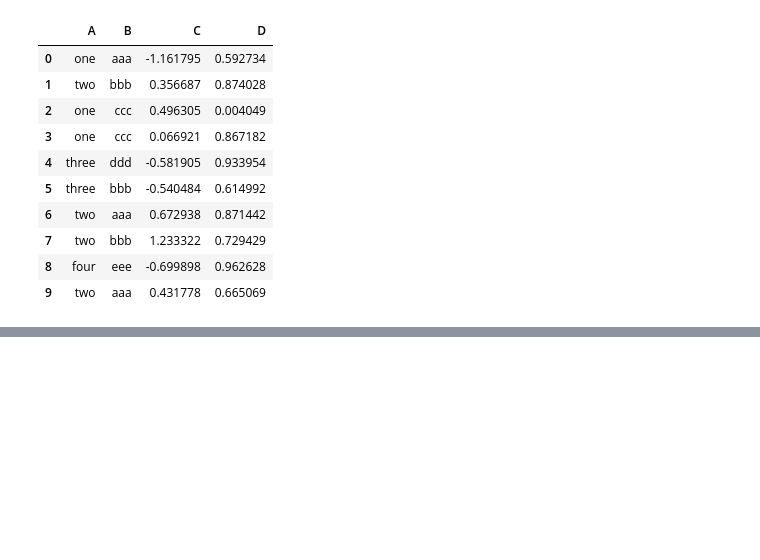
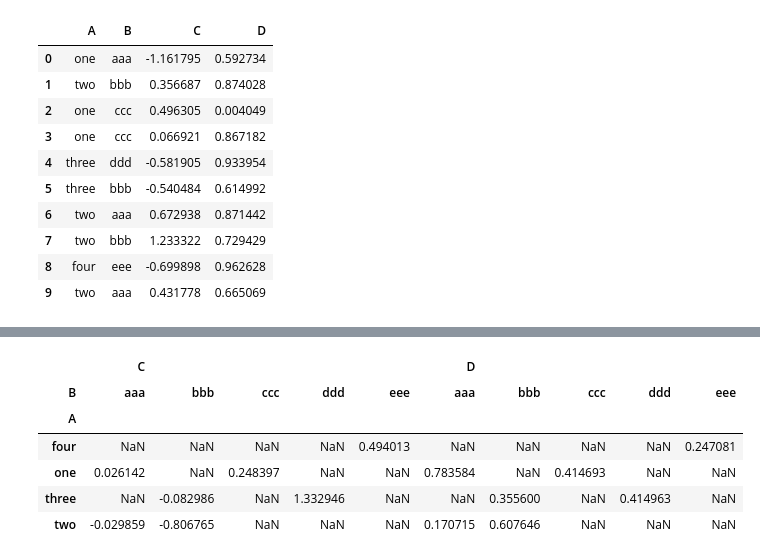
Before and after one commit to yash64/Python_Run-through, a Jupyter notebook: Python_Data+Analysis.ipynb, the cells around one changed output, grey strips where cells are left out. Drawn from its saved outputs; the diff is of its cells as text; code cells hidden in the pictures; blank space fills up the shorter version.

Commit message:
Add files via upload
Included basic functionalities used for data analysis

```diff
--- a/Python_Data+Analysis.ipynb
+++ b/Python_Data+Analysis.ipynb
@@ -558,0 +805,6 @@ g1.
+# %%
+df3 = pd.DataFrame({'A':['one','two','one','one','three','three','two','two','four','two'],
+                   'B':['aaa','bbb','ccc','ccc','ddd','bbb','aaa','bbb','eee','aaa'],
+                   'C':np.random.randn(10),
+                   'D':np.random.rand(10)})
+df3
@@ -558,0 +832,10 @@ g1.
+# %%
+df3.pivot_table(index = 'A', columns = 'B')
+# %% [output]
+|  | C |  |  |  |  | D |  |  |  |  |
+| B | aaa | bbb | ccc | ddd | eee | aaa | bbb | ccc | ddd | eee |
+| A |  |  |  |  |  |  |  |  |  |  |
+| four | NaN | NaN | NaN | NaN | 0.494013 | NaN | NaN | NaN | NaN | 0.247081 |
+| one | 0.026142 | NaN | 0.248397 | NaN | NaN | 0.783584 | NaN | 0.414693 | NaN | NaN |
+| three | NaN | -0.082986 | NaN | 1.332946 | NaN | NaN | 0.355600 | NaN | 0.414963 | NaN |
+| two | -0.029859 | -0.806765 | NaN | NaN | NaN | 0.170715 | 0.607646 | NaN | NaN | NaN |
```
Also changed, not shown: parts of 31 cells of this notebook.
